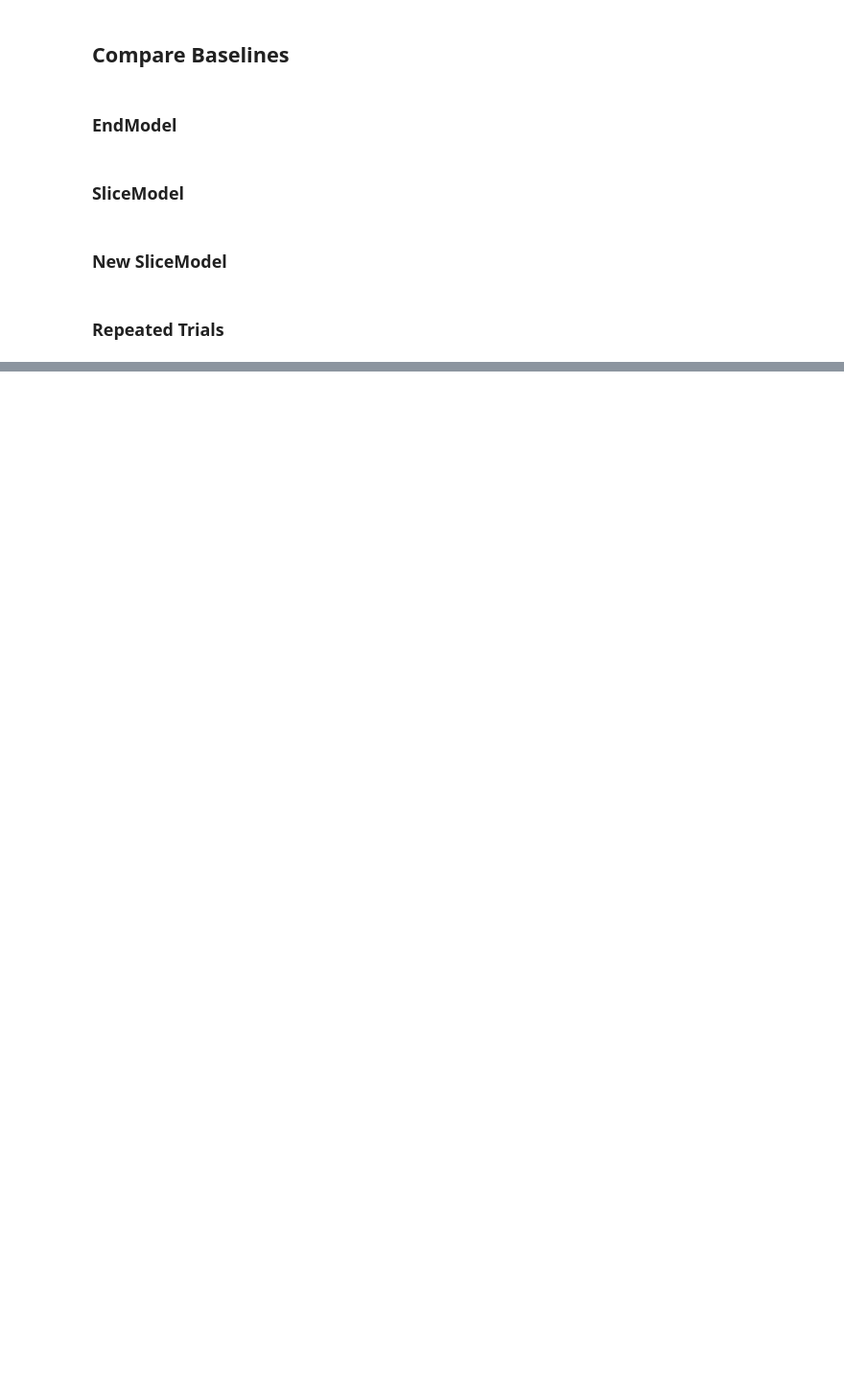
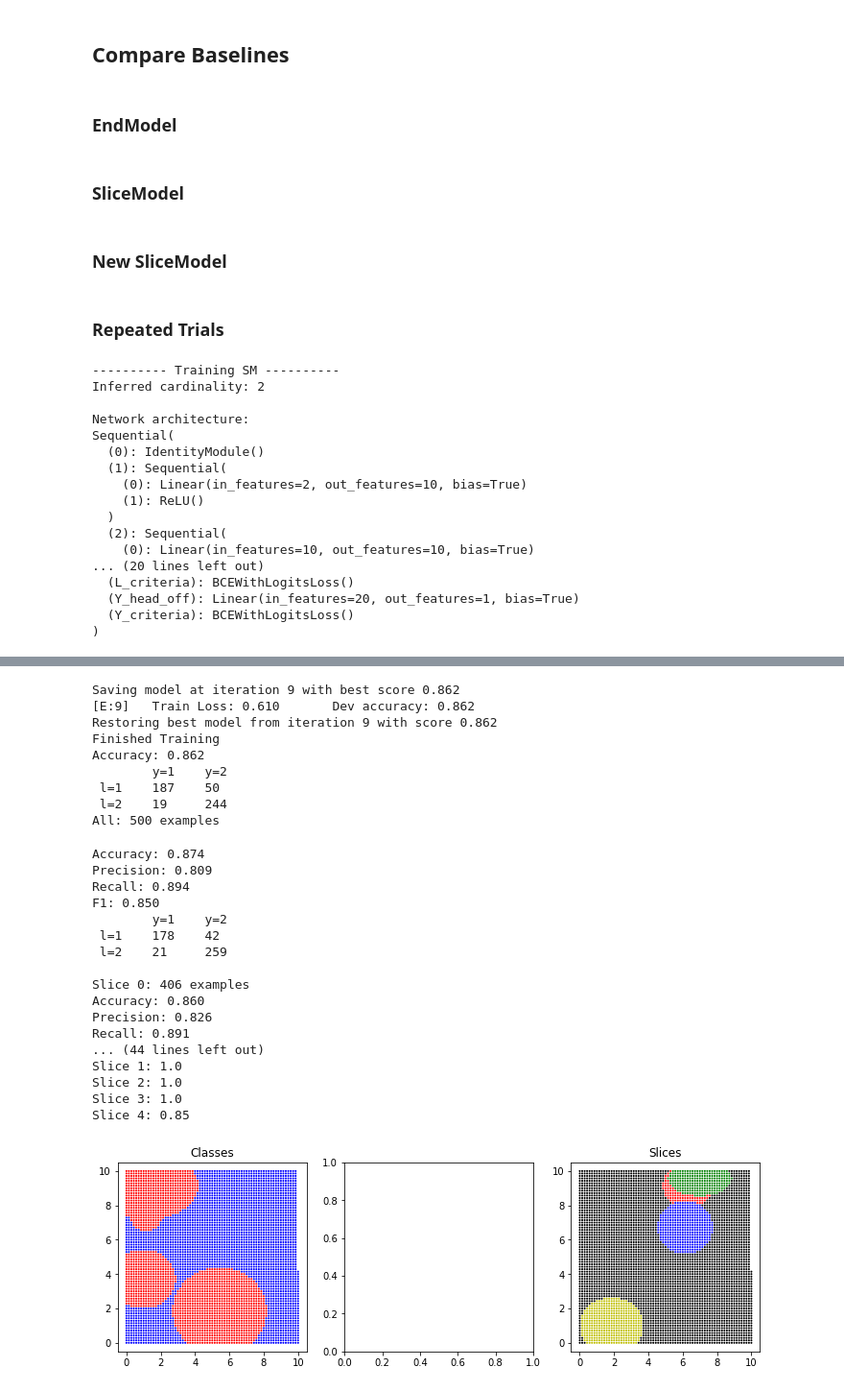
Before and after one commit to tsy935/metal, a Jupyter notebook: metal/contrib/slicing/synthetics/geometric-sandbox.ipynb, the cells around one changed output, grey strips where cells are left out. Shown at 96% size. Saved outputs shown, nothing was run; the diff lists cells and outputs as text; code cells hidden in the pictures; blank space fills up the shorter version.

Commit message:
end model and slice model in train loop

```diff
--- a/metal/contrib/slicing/synthetics/geometric-sandbox.ipynb
+++ b/metal/contrib/slicing/synthetics/geometric-sandbox.ipynb
@@ -205,14 +92,14 @@ trained_models = train_models(
 # %%
-from torch.utils.data import DataLoader
-from metal.utils import SlicingDataset
-from metal.contrib.slicing.utils import evaluate_slicing
+# from torch.utils.data import DataLoader
+# from metal.utils import SlicingDataset
+# from metal.contrib.slicing.utils import evaluate_slicing
 
-eval_loader = DataLoader(SlicingDataset(Xs[1], Ys[1], Zs[1]))
+# eval_loader = DataLoader(SlicingDataset(Xs[1], Ys[1], Zs[1]))
 
-results = {}
-for model_name, model in trained_models.items():
-    scores = evaluate_slicing(model, eval_loader, verbose=False)
-    results[model_name] = {k:v['accuracy'] for k,v in scores.items()}
+# results = {}
+# for model_name, model in trained_models.items():
+#     scores = evaluate_slicing(model, eval_loader, verbose=False)
+#     results[model_name] = {k:v['accuracy'] for k,v in scores.items()}
 
-import pandas as pd
-pd.DataFrame.from_dict(results)
+# import pandas as pd
+# pd.DataFrame.from_dict(results)
@@ -445,7 +380,7 @@ for key in ['dp', 'sm']:
 from collections import defaultdict
 
 
-NUM_TRIALS = 5
+NUM_TRIALS = 1
 k = 2
 m = 30
 n = 5000
@@ -454,20 +389,39 @@ num_slices = 3
 history = defaultdict(list)
 for trial in range(NUM_TRIALS):
 
-    # TODO: make train_model and eval_model work with dataloaders;
-    # make these on application by application basis
     L, X, Y, Z, targeting_lfs_idx = generate_dataset(k, m, n, return_targeting_lfs=True)
     Ls, Xs, Ys, Zs = split_data(L, X, Y, Z, splits=[0.8, 0.1, 0.1], shuffle=True)
 
     for model_name, model_config in model_configs.items():
+        print ("-"*10, "Training", model_name, "-"*10)
+        train_ds, dev_ds, test_ds = create_data_loaders(Ls, Xs, Ys, Zs, model_config)
+
         if model_name == 'up':
             pass
         elif model_name == 'moe':
             pass
         else:
-            model = train_model(model_config, Ls, Xs, Ys, Zs, targeting_lfs_index)
+            model = train_model(model_config, train_ds, dev_ds, m)
 
-        results = eval_model(model, Ls, Xs, Ys, Zs, targeting_lfs_index)
+        results = eval_model(model, test_ds)
 
         # Save results
         history[model_name].append(results)
+# %% [output]
+---------- Training SM ----------
+Inferred cardinality: 2
+
+Network architecture:
+Sequential(
+  (0): IdentityModule()
+  (1): Sequential(
+    (0): Linear(in_features=2, out_features=10, bias=True)
+    (1): ReLU()
+  )
+  (2): Sequential(
+    (0): Linear(in_features=10, out_features=10, bias=True)
+... (20 lines left out)
+  (L_criteria): BCEWithLogitsLoss()
+  (Y_head_off): Linear(in_features=20, out_features=1, bias=True)
+  (Y_criteria): BCEWithLogitsLoss()
+)
@@ -473,0 +441,27 @@ for trial in range(NUM_TRIALS):
+Saving model at iteration 9 with best score 0.862
+[E:9]   Train Loss: 0.610       Dev accuracy: 0.862
+Restoring best model from iteration 9 with score 0.862
+Finished Training
+Accuracy: 0.862
+        y=1    y=2
+ l=1    187    50
+ l=2    19     244
+All: 500 examples
+Accuracy: 0.874
+Precision: 0.809
+Recall: 0.894
+F1: 0.850
+        y=1    y=2
+ l=1    178    42
+ l=2    21     259
+
+Slice 0: 406 examples
+Accuracy: 0.860
+Precision: 0.826
+Recall: 0.891
+... (44 lines left out)
+Slice 1: 1.0
+Slice 2: 1.0
+Slice 3: 1.0
+Slice 4: 0.85
+[figure, added]
```
Also changed, not shown: parts of 13 cells of this notebook, 1 other file.
